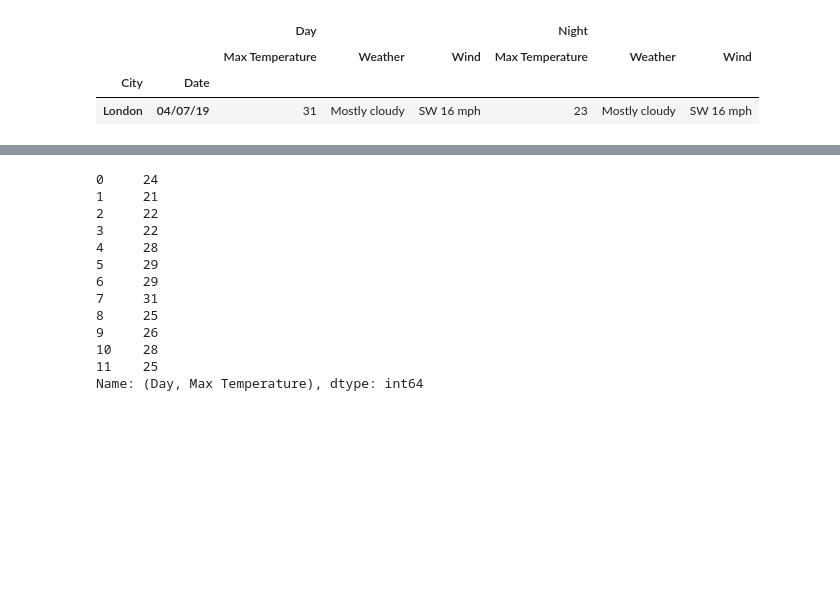
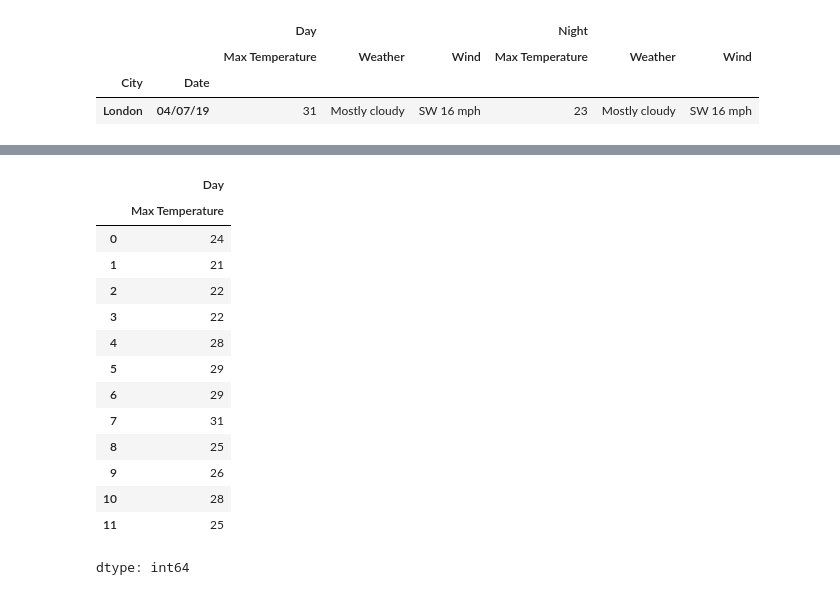
Before and after one commit to tdm09/Apuntes2039, a Jupyter notebook: 041_multiindex_selection.ipynb, the cells around one changed output, grey strips where cells are left out. Saved outputs shown, nothing was run; the diff lists cells and outputs as text; code cells hidden in the pictures; blank space fills up the shorter version.

```diff
--- a/041_multiindex_selection.ipynb
+++ b/041_multiindex_selection.ipynb
@@ -764,17 +793,20 @@ ndf#.columns
 # %%
-ndf[(  'Day', 'Max Temperature')]
+day_temp = ndf[(  'Day', 'Max Temperature')]
+day_temp
 # %% [output]
+|  | Day |
+|  | Max Temperature |
+| 0 | 24 |
+| 1 | 21 |
+| 2 | 22 |
+| 3 | 22 |
+| 4 | 28 |
+| 5 | 29 |
+| 6 | 29 |
+| 7 | 31 |
+| 8 | 25 |
+| 9 | 26 |
+| 10 | 28 |
+| 11 | 25 |
-0     24
-1     21
-2     22
-3     22
-4     28
-5     29
-6     29
-7     31
-8     25
-9     26
-10    28
-11    25
-Name: (Day, Max Temperature), dtype: int64
+dtype: int64
 # %%
```
Also changed, not shown: parts of 16 cells of this notebook.
